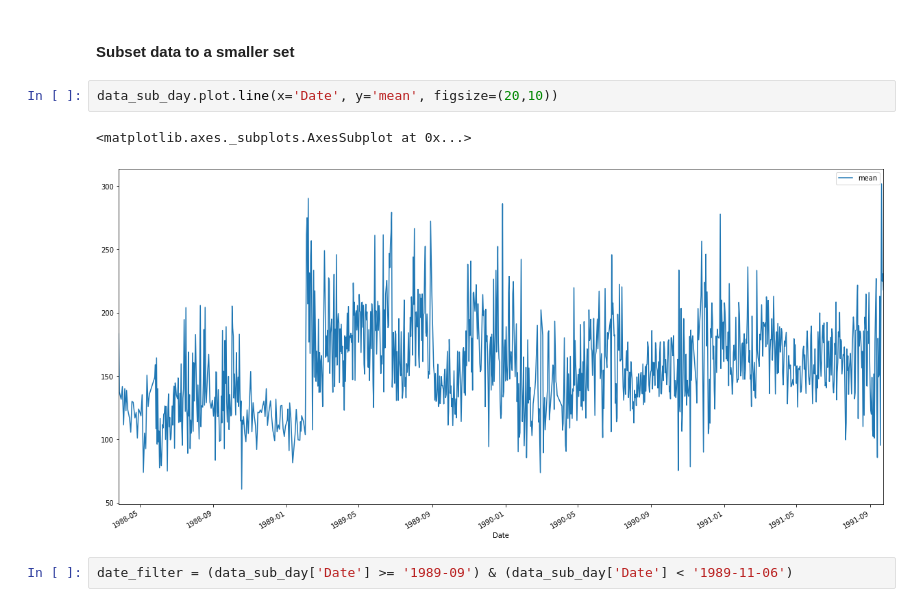
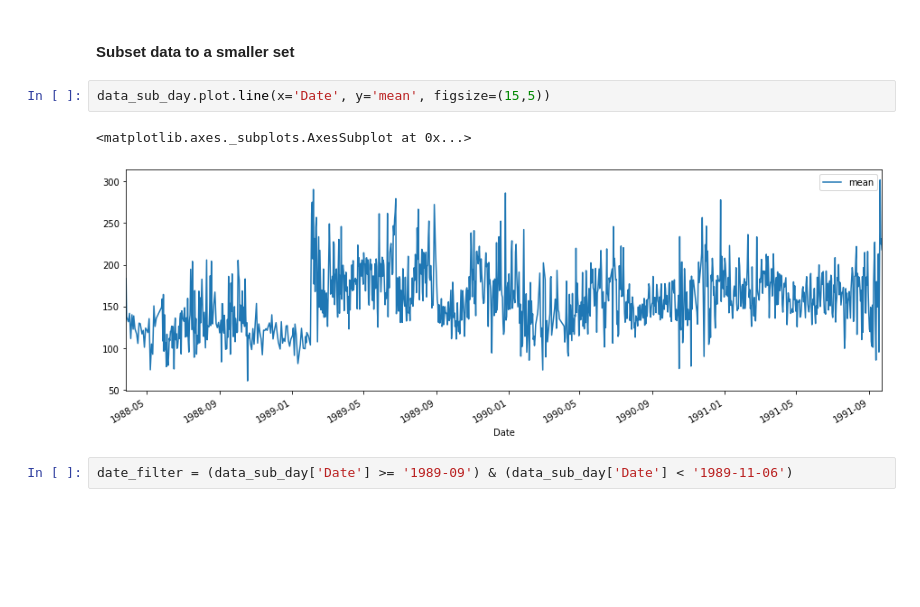
Before and after one commit to howewenann/spc_charts, a Jupyter notebook: notebooks/1.1-hwant-process-diabetes-data.ipynb, the cells around one changed output. Cells and saved outputs as stored; diff of their text form; blank space fills up the shorter version.

```diff
--- a/notebooks/1.1-hwant-process-diabetes-data.ipynb
+++ b/notebooks/1.1-hwant-process-diabetes-data.ipynb
@@ -66,10 +66,10 @@ data_sub_day = data_sub_day.reset_index()
 # %% [markdown]
 #### Subset data to a smaller set
 # %%
-data_sub_day.plot.line(x='Date', y='mean', figsize=(20,10))
+data_sub_day.plot.line(x='Date', y='mean', figsize=(15,5))
 # %% [output]
 <matplotlib.axes._subplots.AxesSubplot at 0x...>
-[figure, old version]
+[figure, new version]
 # %%
 date_filter = (data_sub_day['Date'] >= '1989-09') & (data_sub_day['Date'] < '1989-11-06')
 # %%
```
Also changed, not shown: parts of 3 cells of this notebook, 9 other files.
